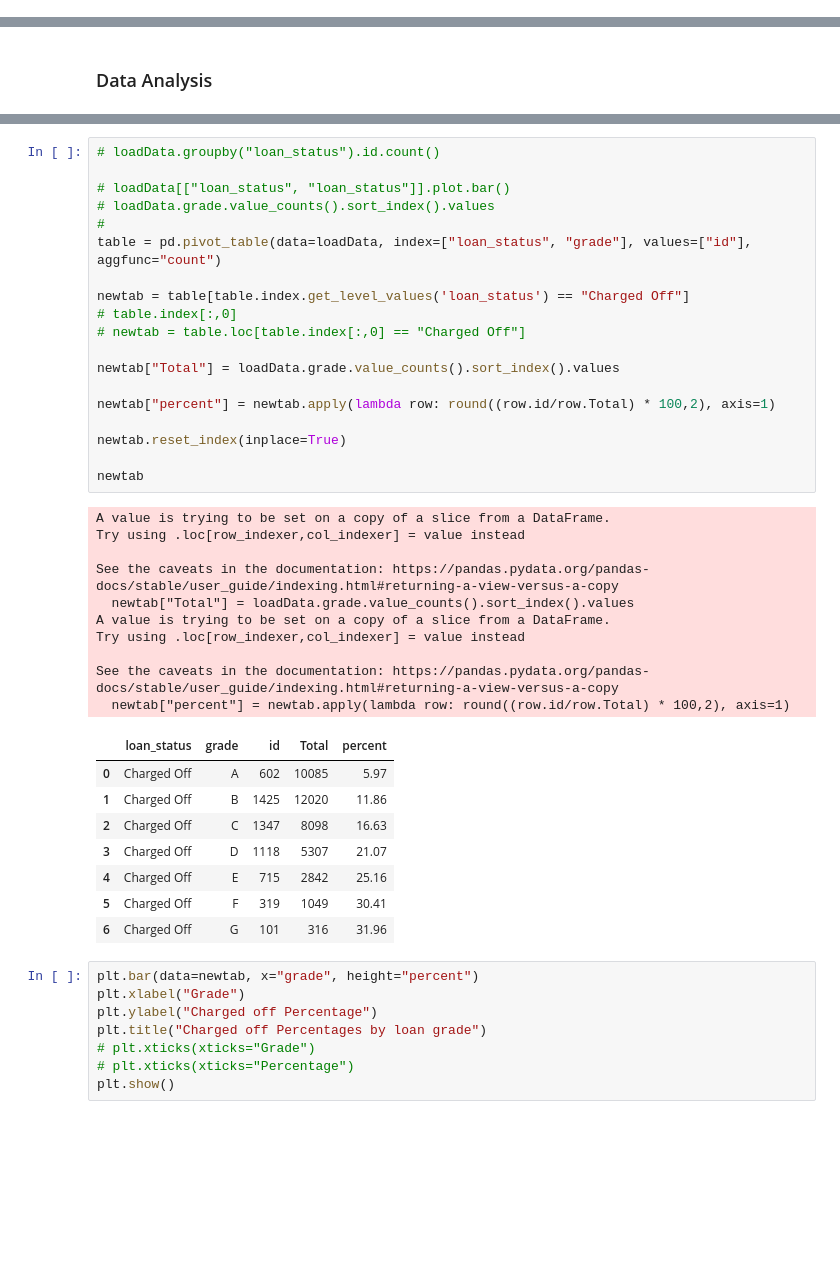
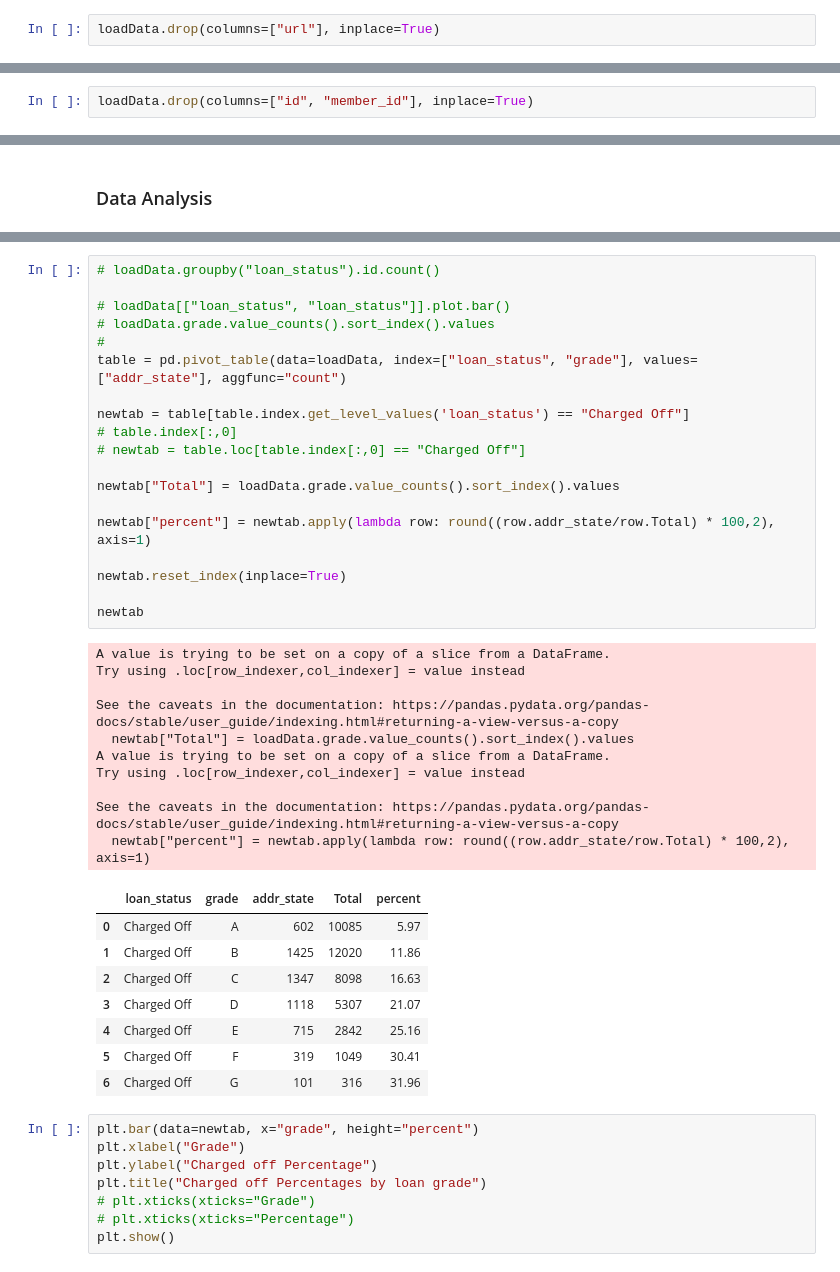
Before and after one commit to AshishTondon/LendingClubCaseStudy, a Jupyter notebook: lendling_club_analysis.ipynb, the cells around one changed output, grey strips where cells are left out. Drawn from its saved outputs; the diff is of its cells as text; blank space fills up the shorter version.

```diff
--- a/lendling_club_analysis.ipynb
+++ b/lendling_club_analysis.ipynb
@@ -109,0 +112,2 @@ loadData.drop(columns=["policy_code", "application_type", "pymnt_plan", "initial
+# %%
+loadData.drop(columns=["url"], inplace=True)
@@ -110,3 +118,5 @@ loadData.drop(columns=["policy_code", "application_type", "pymnt_plan", "initial
+# %%
+loadData.drop(columns=["id", "member_id"], inplace=True)
 # %%
 loadData.shape
 # %% [output]
@@ -135,34 +165,34 @@ Index(['id', 'member_id', 'loan_amnt', 'funded_amnt', 'funded_amnt_inv',
 # %%
 # loadData.groupby("loan_status").id.count()
 
 # loadData[["loan_status", "loan_status"]].plot.bar()
 # loadData.grade.value_counts().sort_index().values
 #
-table = pd.pivot_table(data=loadData, index=["loan_status", "grade"], values=["id"], aggfunc="count")
+table = pd.pivot_table(data=loadData, index=["loan_status", "grade"], values=["addr_state"], aggfunc="count")
 
 newtab = table[table.index.get_level_values('loan_status') == "Charged Off"]
 # table.index[:,0]
 # newtab = table.loc[table.index[:,0] == "Charged Off"]
 
 newtab["Total"] = loadData.grade.value_counts().sort_index().values
 
-newtab["percent"] = newtab.apply(lambda row: round((row.id/row.Total) * 100,2), axis=1)
+newtab["percent"] = newtab.apply(lambda row: round((row.addr_state/row.Total) * 100,2), axis=1)
 
 newtab.reset_index(inplace=True)
 
 newtab
 # %% [output]
 A value is trying to be set on a copy of a slice from a DataFrame.
 Try using .loc[row_indexer,col_indexer] = value instead
 
 See the caveats in the documentation: https://pandas.pydata.org/pandas-docs/stable/user_guide/indexing.html#returning-a-view-versus-a-copy
   newtab["Total"] = loadData.grade.value_counts().sort_index().values
 A value is trying to be set on a copy of a slice from a DataFrame.
 Try using .loc[row_indexer,col_indexer] = value instead
 
 See the caveats in the documentation: https://pandas.pydata.org/pandas-docs/stable/user_guide/indexing.html#returning-a-view-versus-a-copy
-  newtab["percent"] = newtab.apply(lambda row: round((row.id/row.Total) * 100,2), axis=1)
+  newtab["percent"] = newtab.apply(lambda row: round((row.addr_state/row.Total) * 100,2), axis=1)
-|  | loan_status | grade | id | Total | percent |
+|  | loan_status | grade | addr_state | Total | percent |
 | 0 | Charged Off | A | 602 | 10085 | 5.97 |
 | 1 | Charged Off | B | 1425 | 12020 | 11.86 |
 | 2 | Charged Off | C | 1347 | 8098 | 16.63 |
```
Also changed, not shown: parts of 16 cells of this notebook.
